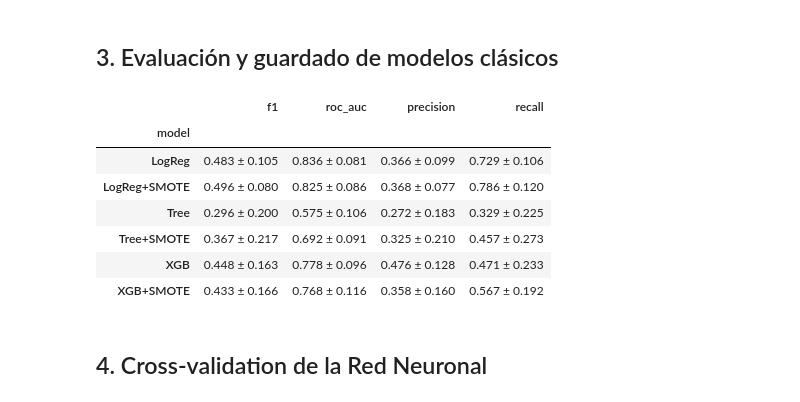
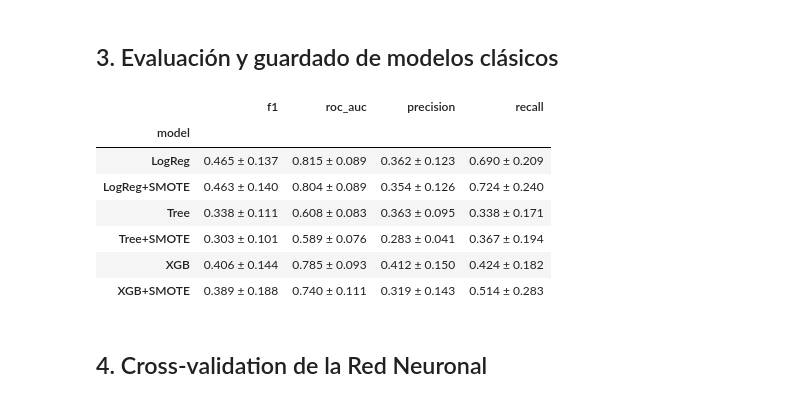
Before and after one commit to Cmanzano03/TFG_cmi_Moodle, a Jupyter notebook: notebooks/Modelado/modelado_v1.2.ipynb, the cells around one changed output. Saved outputs shown, nothing was run; the diff lists cells and outputs as text; code cells hidden in the pictures.

```diff
--- a/notebooks/Modelado/modelado_v1.2.ipynb
+++ b/notebooks/Modelado/modelado_v1.2.ipynb
@@ -41,7 +51,7 @@ DATA_PATH = '/home/carlos/Documentos/TFG/spark-workspace/data/datasets/'
 MODEL_PATH = 'models_v1.2'
 os.makedirs(MODEL_PATH, exist_ok=True)
 
-df = pd.read_parquet(f'{DATA_PATH}/dataset_2.0.parquet')
+df = pd.read_parquet(f'{DATA_PATH}/dataset_1.0.parquet')
 
 # Seleccionar sólo columnas de notas de actividades (contienen '(nota)' pero no empiezan con 'Clase')
 grade_cols = [c for c in df.columns if '(nota)' in c and not c.startswith('Clase')]
@@ -133,42 +168,76 @@ def make_pipeline(name, use_smote=False):
 # %% [markdown]
 ## 3. Evaluación y guardado de modelos clásicos
 # %%
+# %% [markdown]
+# ### Evaluación determinista sin guardado de modelos
 
-scoring = ['f1', 'roc_auc', 'precision', 'recall']
+# %%
+import numpy as np
+import pandas as pd
+from sklearn.model_selection import cross_validate, StratifiedKFold
 
-def evaluate_and_save(name, use_smote=False):
-    pipe, fname = make_pipeline(name, use_smote)
-    cvres = cross_validate(pipe, X, y, cv=5, scoring=scoring, n_jobs=-1)
-    metrics = {m: (cvres[f'test_{m}'].mean(), cvres[f'test_{m}'].std()) for m in scoring}
-    pipe.fit(X, y)
-    joblib.dump(pipe, fname)
-    return {'model': f"{name}{'+SMOTE' if use_smote else ''}", **metrics}
+# Métricas a evaluar
+scoring = ["f1", "roc_auc", "precision", "recall"]
 
+# CV estratificado y reproducible
+cv = StratifiedKFold(n_splits=5, shuffle=True, random_state=SEED)
+
+def evaluate(name: str, use_smote: bool = False):
+    """
+    - Construye pipeline determinista
+    - Ejecuta CV estratificada (5 folds) con las métricas de interés
+    - Devuelve dict con 'model' y tuplas (mean, std) por métrica
+    """
+    # 1) Pipeline
+    pipe = make_pipeline(name, use_smote)
+    # Fijar semillas en pasos estocásticos
+    pipe.named_steps["clf"].set_params(random_state=SEED)
+    if use_smote:
+        pipe.named_steps["smote"].set_params(random_state=SEED)
+
+    # 2) Validación cruzada
+    cvres = cross_validate(
+        pipe,
+        X, y,
+        cv=cv,
+        scoring=scoring,
+        return_train_score=False,
+        n_jobs=-1
+    )
+
+    # 3) Extraer medias y desviaciones
+    return {
+        "model": f"{name}{'+SMOTE' if use_smote else ''}",
+        **{m: (cvres[f"test_{m}"].mean(), cvres[f"test_{m}"].std())
+           for m in scoring}
+    }
+
+# 4) Ejecutar evaluación para cada modelo
 results = []
-for mdl in ['LogReg', 'Tree', 'XGB']:
-    results.extend([evaluate_and_save(mdl, False),
-                    evaluate_and_save(mdl, True)])
+for mdl in ["LogReg", "Tree", "XGB"]:
+    results.append(evaluate(mdl, use_smote=False))
+    results.append(evaluate(mdl, use_smote=True))
 
-# --- Construir DataFrame de métricas de forma robusta -------------
+# 5) Construir DataFrame de resultados
 rows = []
 for r in results:
     row = {"model": r["model"]}
     for m in scoring:
         mean, std = r[m]
         row[m] = f"{mean:.3f} ± {std:.3f}"
     rows.append(row)
 
 classic_df = pd.DataFrame(rows).set_index("model")
 display(classic_df)
 # %% [output]
 |  | f1 | roc_auc | precision | recall |
 | model |  |  |  |  |
-| LogReg | 0.483 ± 0.105 | 0.836 ± 0.081 | 0.366 ± 0.099 | 0.729 ± 0.106 |
-| LogReg+SMOTE | 0.496 ± 0.080 | 0.825 ± 0.086 | 0.368 ± 0.077 | 0.786 ± 0.120 |
-| Tree | 0.296 ± 0.200 | 0.575 ± 0.106 | 0.272 ± 0.183 | 0.329 ± 0.225 |
-| Tree+SMOTE | 0.367 ± 0.217 | 0.692 ± 0.091 | 0.325 ± 0.210 | 0.457 ± 0.273 |
-| XGB | 0.448 ± 0.163 | 0.778 ± 0.096 | 0.476 ± 0.128 | 0.471 ± 0.233 |
-| XGB+SMOTE | 0.433 ± 0.166 | 0.768 ± 0.116 | 0.358 ± 0.160 | 0.567 ± 0.192 |
+| LogReg | 0.465 ± 0.137 | 0.815 ± 0.089 | 0.362 ± 0.123 | 0.690 ± 0.209 |
+| LogReg+SMOTE | 0.463 ± 0.140 | 0.804 ± 0.089 | 0.354 ± 0.126 | 0.724 ± 0.240 |
+| Tree | 0.338 ± 0.111 | 0.608 ± 0.083 | 0.363 ± 0.095 | 0.338 ± 0.171 |
+| Tree+SMOTE | 0.303 ± 0.101 | 0.589 ± 0.076 | 0.283 ± 0.041 | 0.367 ± 0.194 |
+| XGB | 0.406 ± 0.144 | 0.785 ± 0.093 | 0.412 ± 0.150 | 0.424 ± 0.182 |
+| XGB+SMOTE | 0.389 ± 0.188 | 0.740 ± 0.111 | 0.319 ± 0.143 | 0.514 ± 0.283 |
 # %% [markdown]
 ## 4. Cross‑validation de la Red Neuronal
 # %%
```
Also changed, not shown: parts of 4 cells of this notebook, 7 other files.
